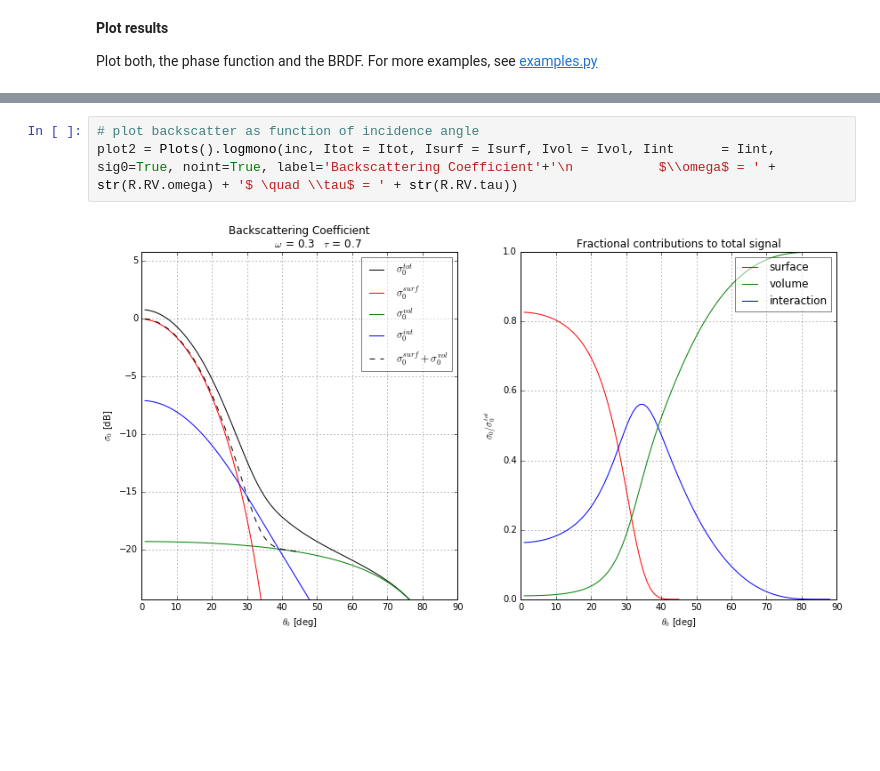
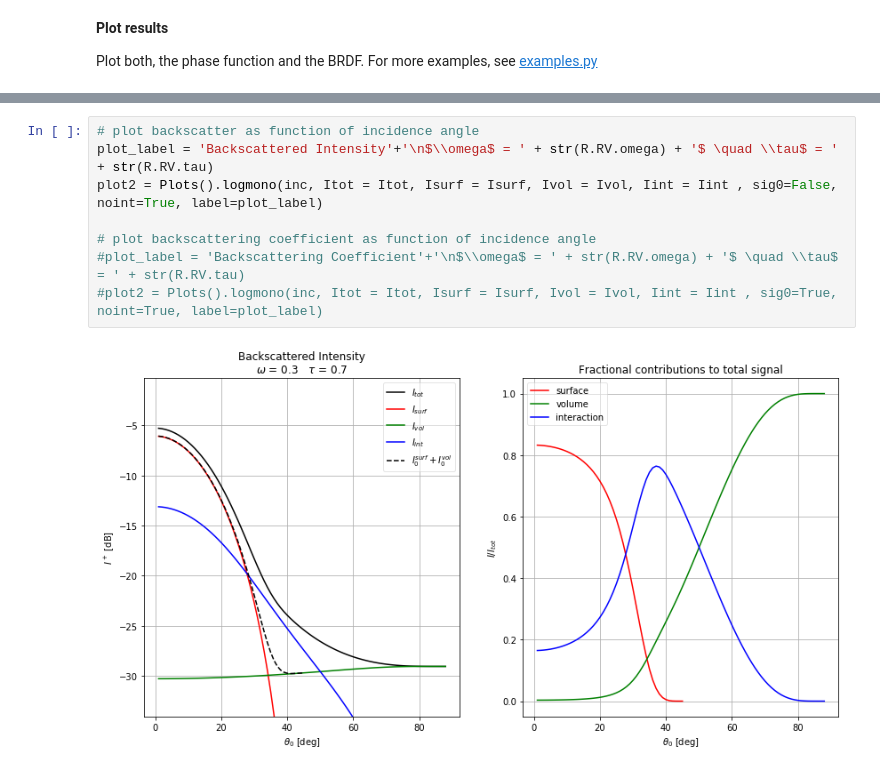
Before and after one commit to TUW-GEO/rt1, a Jupyter notebook: doc/examples/example02.ipynb, the cells around one changed output, grey strips where cells are left out. Cells and saved outputs as stored; diff of their text form; blank space fills up the shorter version.

```diff
--- a/doc/examples/example02.ipynb
+++ b/doc/examples/example02.ipynb
@@ -68,5 +69,10 @@ plot1 = Plots().polarplot(R,incp = list(np.linspace(0,120,5)), incBRDF =  list(n
-# %%
-# plot backscatter as function of incidence angle
-plot2 = Plots().logmono(inc, Itot = Itot, Isurf = Isurf, Ivol = Ivol, Iint      = Iint, sig0=True, noint=True, label='Backscattering Coefficient'+'\n           $\\omega$ = ' + str(R.RV.omega) + '$ \quad \\tau$ = ' + str(R.RV.tau))
-# %% [output]
-[figure, removed]
+# %%
+# plot backscatter as function of incidence angle
+plot_label = 'Backscattered Intensity'+'\n$\\omega$ = ' + str(R.RV.omega) + '$ \quad \\tau$ = ' + str(R.RV.tau)
+plot2 = Plots().logmono(inc, Itot = Itot, Isurf = Isurf, Ivol = Ivol, Iint = Iint , sig0=False, noint=True, label=plot_label)
+
+# plot backscattering coefficient as function of incidence angle
+#plot_label = 'Backscattering Coefficient'+'\n$\\omega$ = ' + str(R.RV.omega) + '$ \quad \\tau$ = ' + str(R.RV.tau)
+#plot2 = Plots().logmono(inc, Itot = Itot, Isurf = Isurf, Ivol = Ivol, Iint = Iint , sig0=True, noint=True, label=plot_label)
+# %% [output]
+[figure, added]
```
Also changed, not shown: parts of 4 cells of this notebook, 1 other file.
